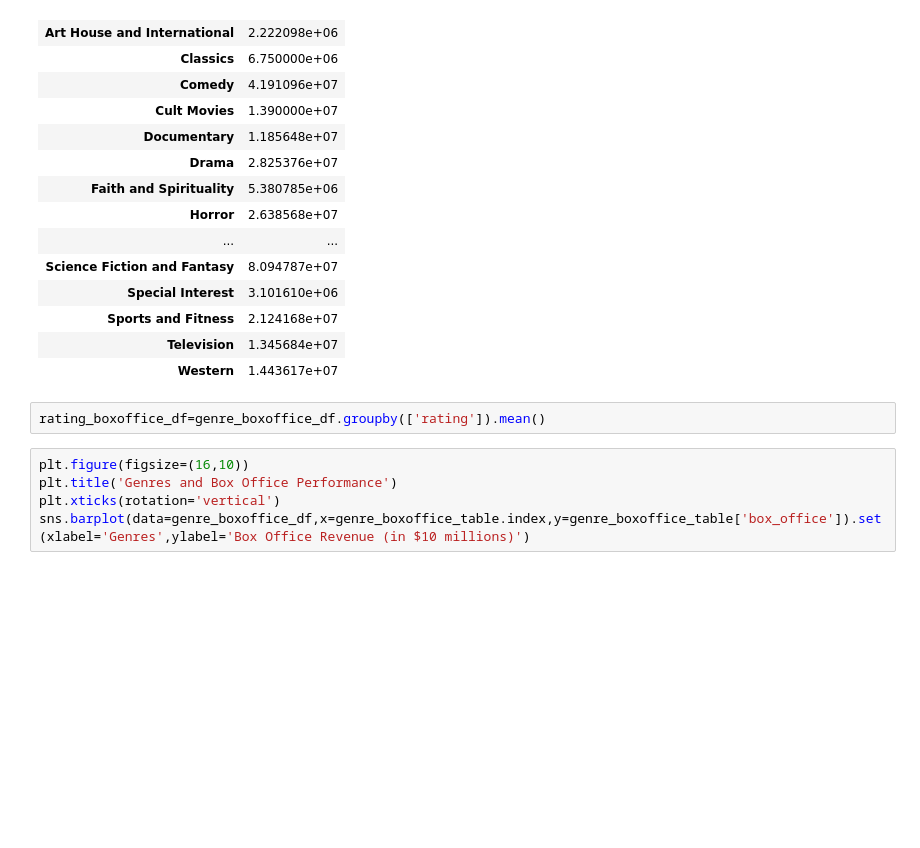
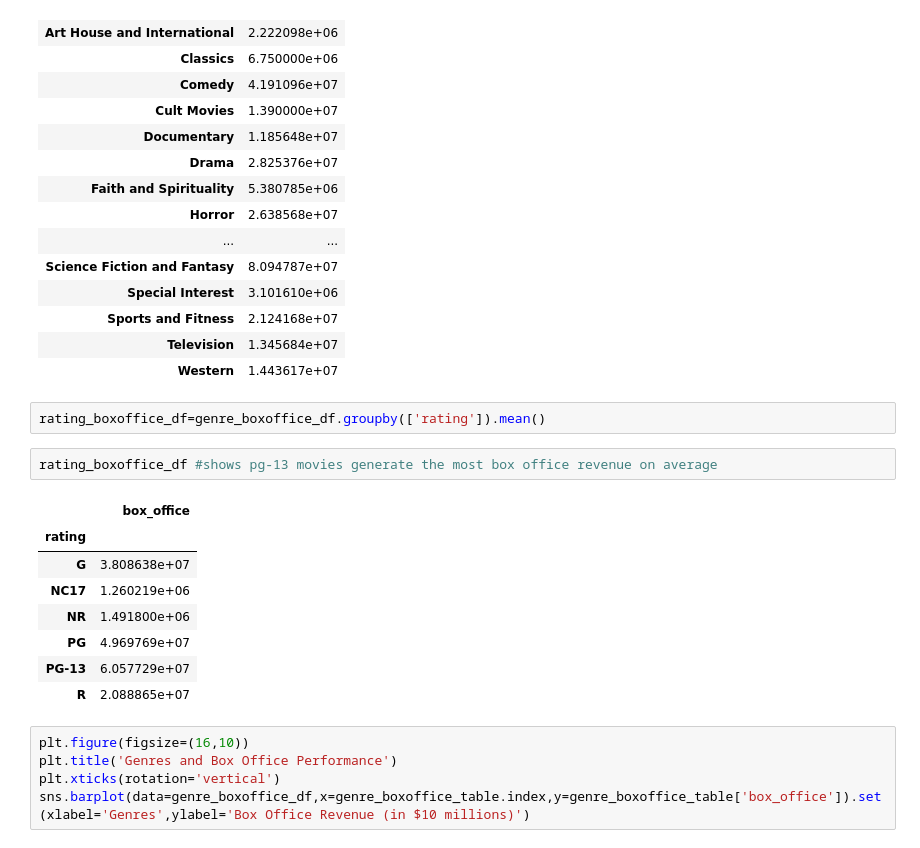
Before and after one commit to samlimish/new_project1, a Jupyter notebook: Microsoft Popular Movie Genres Analysis.ipynb, the cells around one changed output. Drawn from its saved outputs; the diff is of its cells as text; blank space fills up the shorter version.

```diff
--- a/Microsoft Popular Movie Genres Analysis.ipynb
+++ b/Microsoft Popular Movie Genres Analysis.ipynb
@@ -144,6 +158,17 @@ genre_boxoffice_table
 | Western | 1.443617e+07 |
 # %%
 rating_boxoffice_df=genre_boxoffice_df.groupby(['rating']).mean()
+# %%
+rating_boxoffice_df #shows pg-13 movies generate the most box office revenue on average
+# %% [output]
+|  | box_office |
+| rating |  |
+| G | 3.808638e+07 |
+| NC17 | 1.260219e+06 |
+| NR | 1.491800e+06 |
+| PG | 4.969769e+07 |
+| PG-13 | 6.057729e+07 |
+| R | 2.088865e+07 |
 # %%
 plt.figure(figsize=(16,10))
 plt.title('Genres and Box Office Performance')
```
Also changed, not shown: parts of 13 cells of this notebook.
